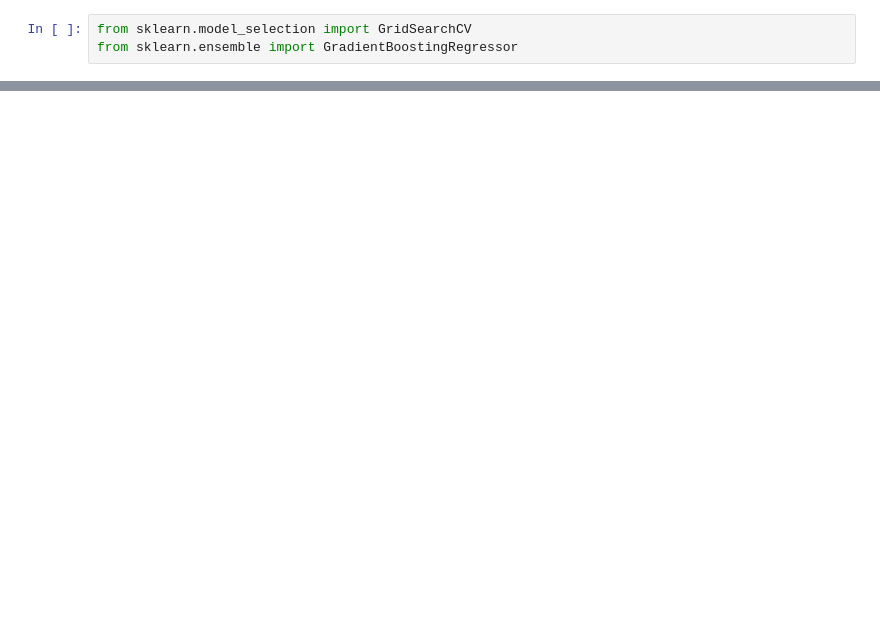
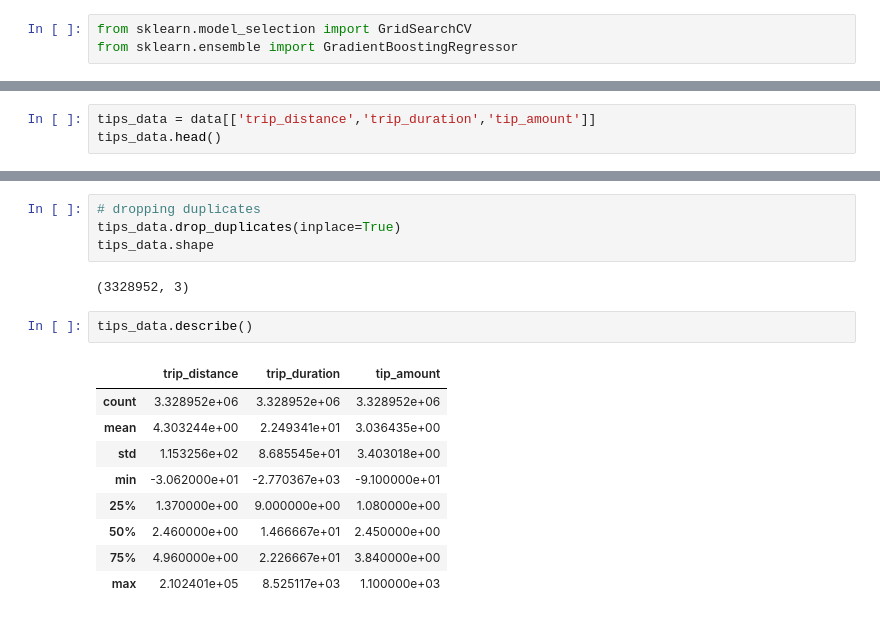
Before and after one commit to XXzE3/Taxi-revenue-analysis, a Jupyter notebook: Taxi-revenue-analysis-and-predictions.ipynb, the cells around one changed output, grey strips where cells are left out. Cells and saved outputs as stored; diff of their text form; blank space fills up the shorter version.

```diff
--- a/Taxi-revenue-analysis-and-predictions.ipynb
+++ b/Taxi-revenue-analysis-and-predictions.ipynb
@@ -355,0 +663,3 @@ auto suggest tip
+# %%
+tips_data = data[['trip_distance','trip_duration','tip_amount']]
+tips_data.head()
@@ -355,0 +697,18 @@ auto suggest tip
+# %%
+# dropping duplicates
+tips_data.drop_duplicates(inplace=True)
+tips_data.shape
+# %% [output]
+(3328952, 3)
+# %%
+tips_data.describe()
+# %% [output]
+|  | trip_distance | trip_duration | tip_amount |
+| count | 3.328952e+06 | 3.328952e+06 | 3.328952e+06 |
+| mean | 4.303244e+00 | 2.249341e+01 | 3.036435e+00 |
+| std | 1.153256e+02 | 8.685545e+01 | 3.403018e+00 |
+| min | -3.062000e+01 | -2.770367e+03 | -9.100000e+01 |
+| 25% | 1.370000e+00 | 9.000000e+00 | 1.080000e+00 |
+| 50% | 2.460000e+00 | 1.466667e+01 | 2.450000e+00 |
+| 75% | 4.960000e+00 | 2.226667e+01 | 3.840000e+00 |
+| max | 2.102401e+05 | 8.525117e+03 | 1.100000e+03 |
```
Also changed, not shown: parts of 94 cells of this notebook.
